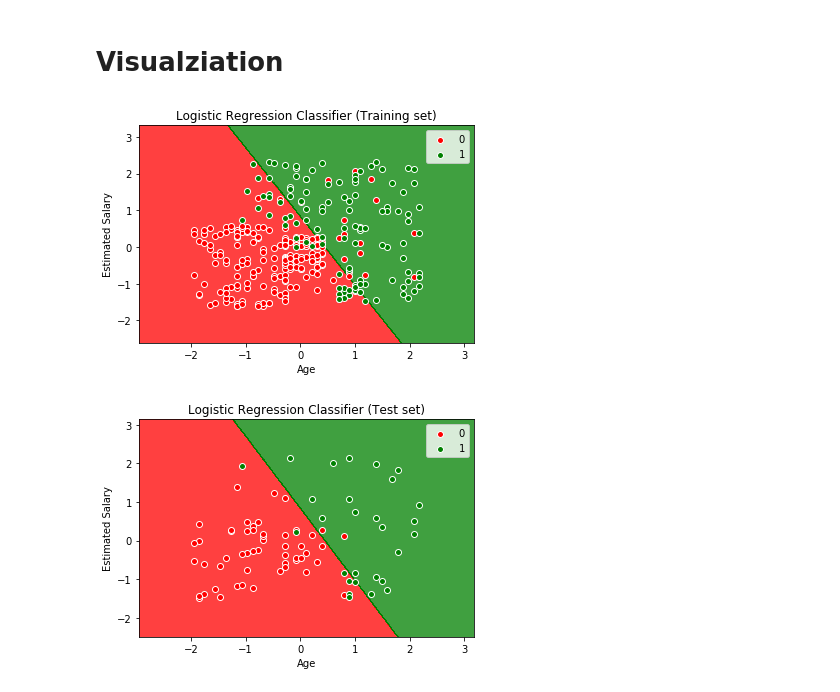
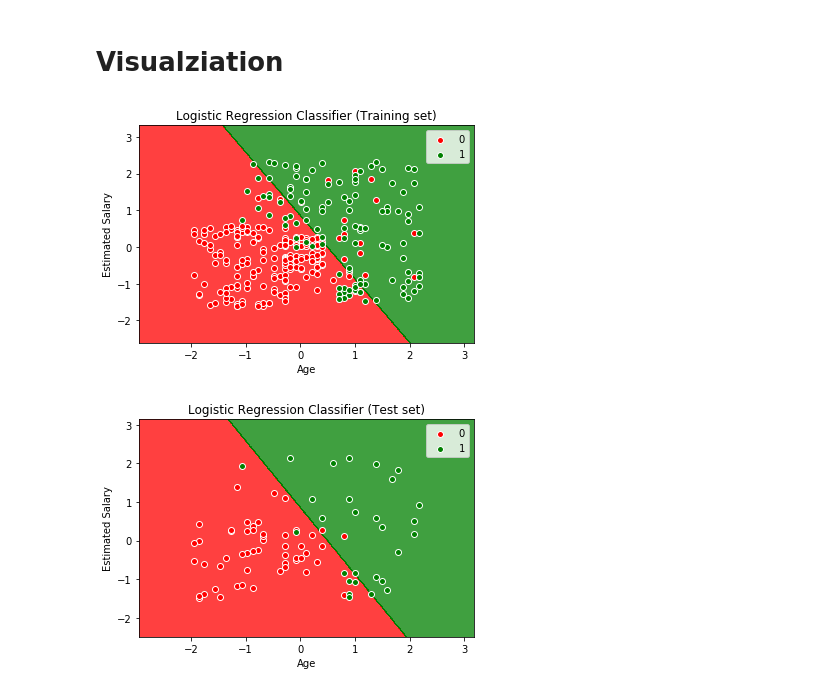
Before and after one commit to ApoorvRusia/Logistic-Regression-Classifier-On-Social-Network-Advertising, a Jupyter notebook: logistic_regression_application.ipynb, the cells around one changed output. Saved outputs shown, nothing was run; the diff lists cells and outputs as text; code cells hidden in the pictures.

```diff
--- a/logistic_regression_application.ipynb
+++ b/logistic_regression_application.ipynb
@@ -102,37 +102,37 @@ The Average Precision score for logistic clasifier is:  0.772282608696
 # %%
 # Visualising the Training set results
 from matplotlib.colors import ListedColormap
 X_set, y_set = X_train, y_train
 X, Y = np.meshgrid(np.arange(start = X_set[:, 0].min() - 1, stop = X_set[:, 0].max() + 1, step = 0.01),
                      np.arange(start = X_set[:, 1].min() - 1, stop = X_set[:, 1].max() + 1, step = 0.01))
 
-probs = classifier.predict(np.array([X.ravel(), Y.ravel()]).T).reshape(X.shape)
+probs = logisticregression.predict(np.array([X.ravel(), Y.ravel()]).T).reshape(X.shape)
 plt.contourf(X, Y, probs, alpha = 0.75, cmap = ListedColormap(('red', 'green')))
 plt.xlim(X.min(), X.max())
 plt.ylim(Y.min(), Y.max())
 
 for i, j in enumerate(np.unique(y_set)):
     plt.scatter(X_set[y_set == j, 0], X_set[y_set == j, 1],
                 c = ListedColormap(('red', 'green'))(i), label = j, edgecolor="white")
 
 plt.title('Logistic Regression Classifier (Training set)')
 plt.xlabel('Age')
 plt.ylabel('Estimated Salary')
 plt.legend()
 plt.show()
 # %% [output]
-[figure, old version]
+[figure, new version]
 # %%
 # Visualising the Test set results
 from matplotlib.colors import ListedColormap
 X_set, y_set = X_test, y_test
-probs = classifier.predict(np.array([X1.ravel(), X2.ravel()]).T).reshape(X1.shape)
-X1, X2 = np.meshgrid(np.arange(start = X_set[:, 0].min() - 1, stop = X_set[:, 0].max() + 1, step = 0.01),
+X, Y = np.meshgrid(np.arange(start = X_set[:, 0].min() - 1, stop = X_set[:, 0].max() + 1, step = 0.01),
                      np.arange(start = X_set[:, 1].min() - 1, stop = X_set[:, 1].max() + 1, step = 0.01))
 
-plt.contourf(X1, X2, probs, alpha = 0.75, cmap = ListedColormap(('red', 'green')))
-plt.xlim(X1.min(), X1.max())
-plt.ylim(X2.min(), X2.max())
+probs = logisticregression.predict(np.array([X.ravel(), Y.ravel()]).T).reshape(X.shape)
+plt.contourf(X, Y, probs, alpha = 0.75, cmap = ListedColormap(('red', 'green')))
+plt.xlim(X.min(), X.max())
+plt.ylim(Y.min(), Y.max())
 
 for i, j in enumerate(np.unique(y_set)):
     plt.scatter(X_set[y_set == j, 0], X_set[y_set == j, 1],
@@ -144,4 +144,4 @@ plt.ylabel('Estimated Salary')
 plt.legend()
 plt.show()
 # %% [output]
-[figure, old version]
+[figure, new version]
```
Also changed, not shown: parts of 5 cells of this notebook.
